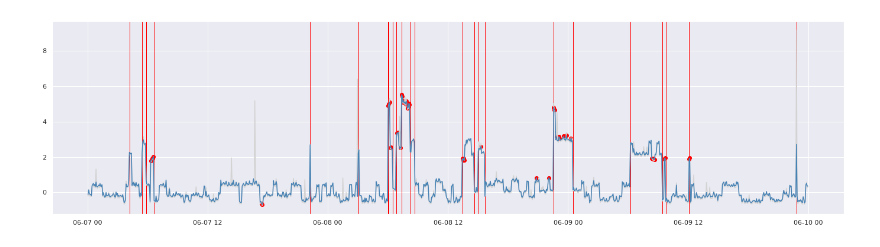
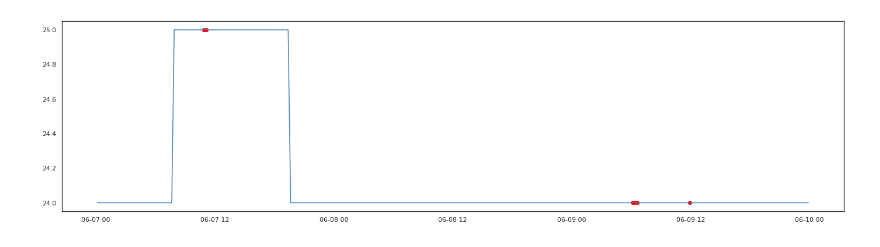
Before and after one commit to Wolframfriele/ripe-alerts-AI, a Jupyter notebook: test_bench_traceroute.ipynb, the cells around one changed output. Saved outputs shown, nothing was run; the diff lists cells and outputs as text; code cells hidden in the pictures.

```diff
--- a/test_bench_traceroute.ipynb
+++ b/test_bench_traceroute.ipynb
@@ -73,4 +35,0 @@ sns.scatterplot(data=df[df["probe_id"] == 6278], x="created", y="total_hops")
-# %%
-for i in df["probe_id"].unique()[:10]:
-    single_probe = df[df["probe_id"] == i]
-    sns.lineplot(data=single_probe, x="created", y="total_hops")
@@ -79,4 +35,0 @@ for i in df["probe_id"].unique()[:10]:
-# %%
-for i in df["probe_id"].unique()[:10]:
-    single_probe = df[df["probe_id"] == i]
-    print(single_probe["total_hops"].std())
@@ -116,0 +86,4 @@ for i in df["probe_id"].unique()[:10]:
+# %%
+sns.set(rc={"figure.figsize":(24, 20)})
+sns.set_style("white")
+sns.scatterplot(data=df, x="created", y="probe_id", hue="normalized_score",legend=False, palette="light:black")
@@ -116,0 +93,7 @@ for i in df["probe_id"].unique()[:10]:
+# %%
+# group scores by country_code use the average of scores
+sorted_df = df.sort_values('country_code')
+
+sns.set(rc={"figure.figsize":(24, 20)})
+sns.set_style("white")
+sns.scatterplot(data=sorted_df, x="created", y="country_code", hue="normalized_score",legend=False, palette="light:black")
@@ -117,49 +103,43 @@ for i in df["probe_id"].unique()[:10]:
 # %%
-random_probe = df["probe_id"].sample(n=1, random_state=75).unique()[0]
+random_probe = df["probe_id"].sample(n=1, random_state=58).unique()[0]
 # random_probe = 6229
 print(f"Probe ID: {random_probe}")
 single_probe1 = df[df["probe_id"] == random_probe]
-single_probe1_median = single_probe1["rtt_min"].median()
-single_probe1_mean = single_probe1["rtt_min"].mean()
+single_probe1_median = single_probe1["total_hops"].median()
 
-print(f"Median RTT: {single_probe1_median} Average RTT: {single_probe1_mean}")
-
-single_probe1_start = single_probe1["created"].min()
-single_probe1_end = single_probe1["created"].max()
-single_probe1_length = single_probe1_end - single_probe1_start
-print(f"Start date: {single_probe1_start} End date: {single_probe1_end} Measurement time: {single_probe1_length}")
+print(f"Median Total Hops: {single_probe1_median}")
 
 single_probe1_datapoints = len(single_probe1)
 print(f"Amount of data points: {single_probe1_datapoints}")
 
 # Outlier detection
-clf = IsolationForest(contamination=0.05)
-single_probe1["outlier"] = clf.fit_predict(single_probe1[["rtt_min", "duplicates", "dropped_packets"]])
+clf = IsolationForest(contamination=0.02)
+single_probe1["outlier"] = clf.fit_predict(single_probe1[["total_hops", "last_median_rtt", "is_success"]])
 
-# Anomaly detection
-algo_settings = {
-      'precision':4, # how many sections to categorize values
-      'lag_window_size':2, # lagging window size
-      'future_window_size':2, # future window size,
-      'chunk_size':4 # chunk size.
-    }
+# # Anomaly detection
+# algo_settings = {
+#       'precision':4, # how many sections to categorize values
+#       'lag_window_size':2, # lagging window size
+#       'future_window_size':2, # future window size,
+#       'chunk_size':4 # chunk size.
+#     }
 
-ts = single_probe1["rtt_min"].to_dict()
-detector = AnomalyDetector(ts, algorithm_name="bitmap_detector", algorithm_params=algo_settings)
-anomalies = detector.get_anomalies()
+# ts = single_probe1["rtt_min"].to_dict()
+# detector = AnomalyDetector(ts, algorithm_name="bitmap_detector", algorithm_params=algo_settings)
+# anomalies = detector.get_anomalies()
 
 fig, ax = plt.subplots(figsize=(24,6))
 
-for anomaly in anomalies:
-    start = single_probe1.at[anomaly.start_timestamp, "created"]
-    end = single_probe1.at[anomaly.end_timestamp, "created"]
-    score = anomaly.anomaly_score
-    ax.axvspan(xmin=start, xmax=end, color="red")
+# for anomaly in anomalies:
+#     start = single_probe1.at[anomaly.start_timestamp, "created"]
+#     end = single_probe1.at[anomaly.end_timestamp, "created"]
+#     score = anomaly.anomaly_score
+#     ax.axvspan(xmin=start, xmax=end, color="red")
 
-a = single_probe1.loc[single_probe1['outlier'] == -1, ['created', 'rtt_min_diff']]
-ax.plot(single_probe1['created'], single_probe1['rtt_average_diff'], color='lightgrey')
-ax.plot(single_probe1['created'], single_probe1['rtt_min_diff'], color='steelblue')
+a = single_probe1.loc[single_probe1['outlier'] == -1, ['created', 'total_hops']]
+# ax.plot(single_probe1['created'], single_probe1['rtt_average_diff'], color='lightgrey')
+ax.plot(single_probe1['created'], single_probe1['total_hops'], color='steelblue')
 #
-ax.scatter(a["created"], a["rtt_min_diff"], color="red")
+ax.scatter(a["created"], a["total_hops"], color="red")
 plt.show()
 # %% [output]
@@ -170,4 +149,4 @@ Amount of data points: 1080
-[figure, old version]
+[figure, new version]
 # %%
 # check for normal distribution
 sns.set(rc={"figure.figsize":(12, 6)})
```
Also changed, not shown: parts of 21 cells of this notebook, 7 other files.
